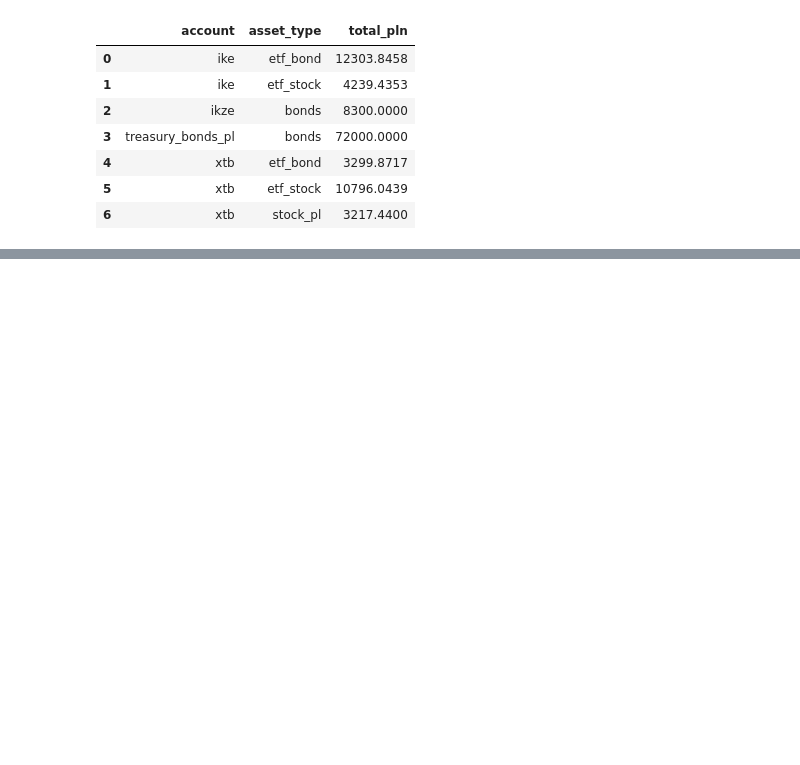
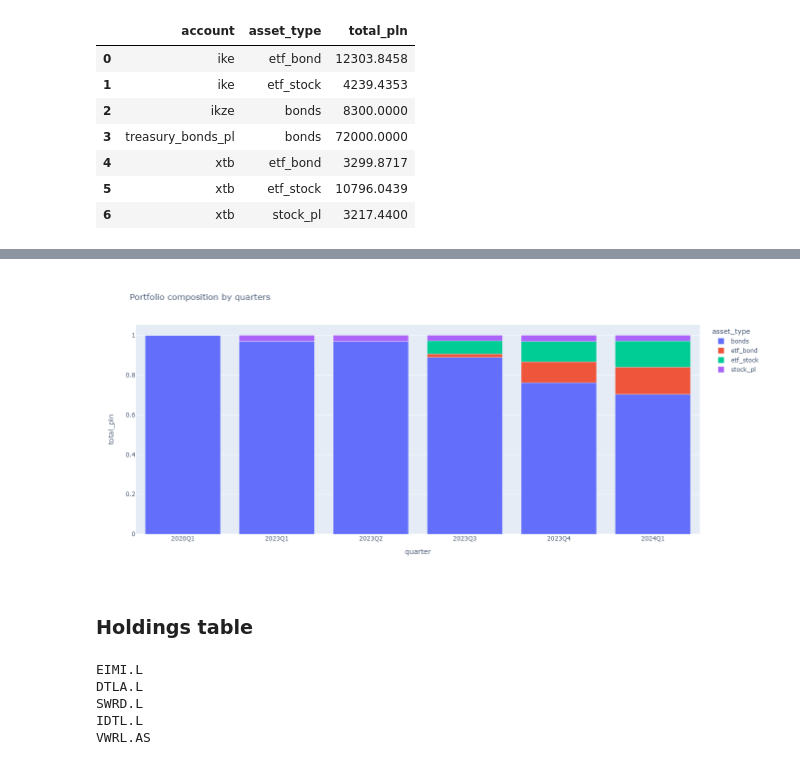
Before and after one commit to chomiczdawid/investment-portfolio-dashboard, a Jupyter notebook: data_processing.ipynb, the cells around one changed output, grey strips where cells are left out. Cells and saved outputs as stored; diff of their text form; code cells hidden in the pictures; blank space fills up the shorter version.

```diff
--- a/data_processing.ipynb
+++ b/data_processing.ipynb
@@ -94,0 +162,15 @@ df_pivot.plot(
+# %%
+fig = px.bar(df_plot, x="quarter", y="total_pln", color="asset_type", title="Portfolio composition by quarters")
+
+fig.update_layout(
+    autosize=False,
+    width=1000,
+    height=600,
+    # paper_bgcolor="LightSteelBlue",
+)
+
+fig.show()
+# %% [output]
+[figure, added]
+# %% [markdown]
+### Holdings table
@@ -94,0 +202,8 @@ df_pivot.plot(
+# %%
+holdings_etfs = holdings_table(df[df['asset_type'].str.contains('etf')]['ticker'].unique())
+# %% [output]
+EIMI.L
+DTLA.L
+SWRD.L
+IDTL.L
+VWRL.AS
```
Also changed, not shown: parts of 29 cells of this notebook, 2 other files.
